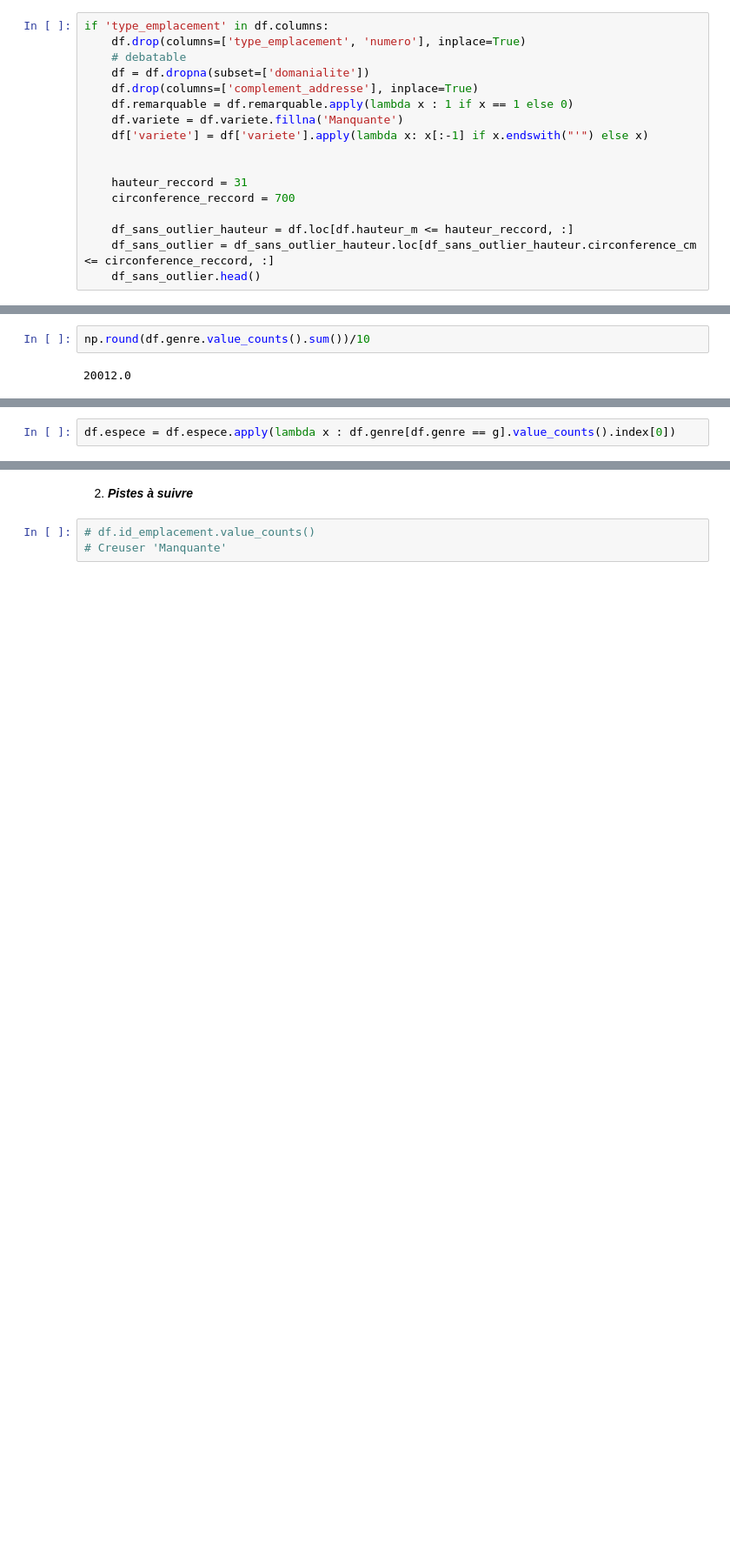
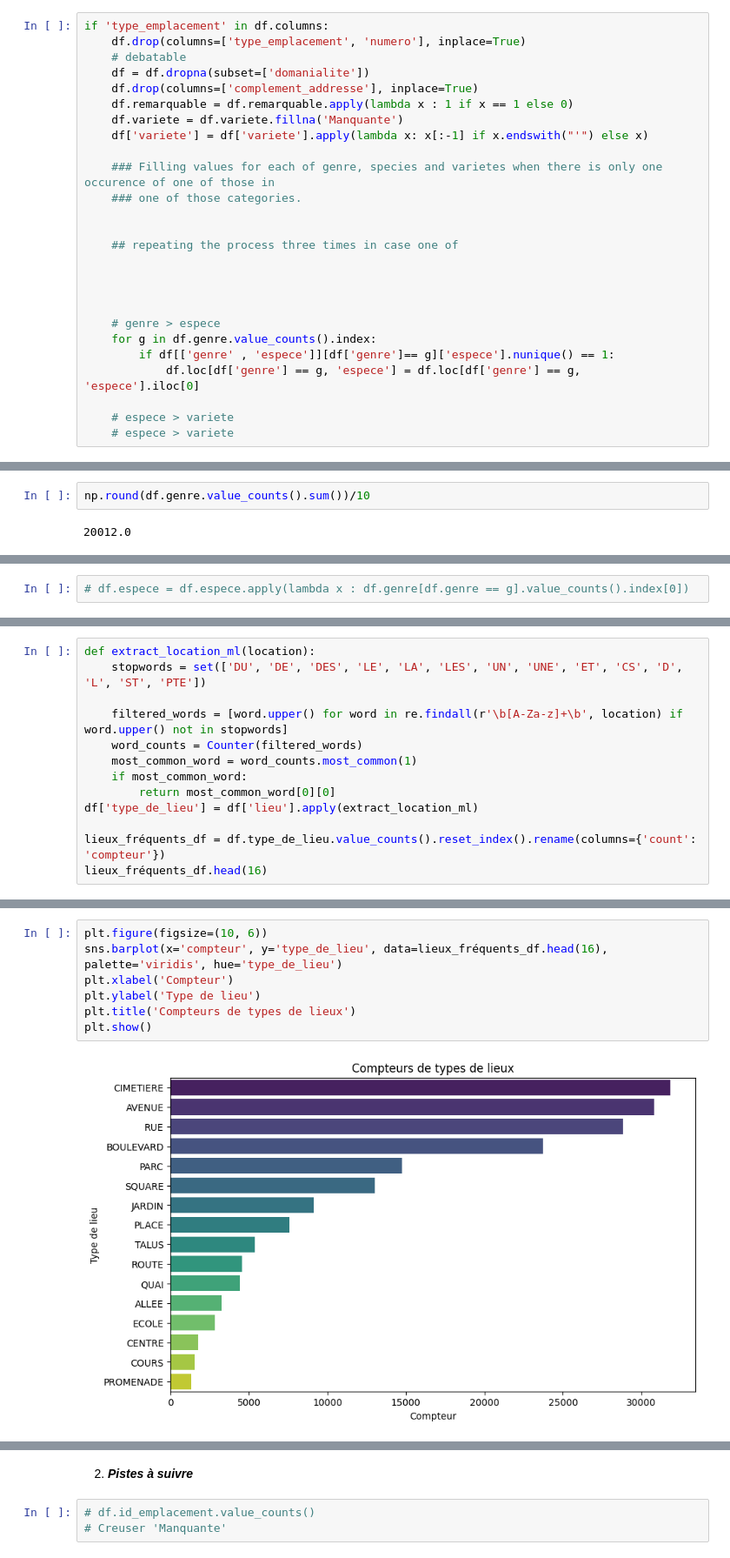
Before and after one commit to Antho-SJ/paris-trees, a Jupyter notebook: julien_notebook.ipynb, the cells around one changed output, grey strips where cells are left out. Shown: that part at 87% size. Saved outputs shown, nothing was run; the diff lists cells and outputs as text; blank space fills up the shorter version.

```diff
--- a/julien_notebook.ipynb
+++ b/julien_notebook.ipynb
@@ -22,10 +28,19 @@ if 'type_emplacement' in df.columns:
     df.variete = df.variete.fillna('Manquante')
     df['variete'] = df['variete'].apply(lambda x: x[:-1] if x.endswith("'") else x)
 
+    ### Filling values for each of genre, species and varietes when there is only one occurence of one of those in
+    ### one of those categories.
 
-    hauteur_reccord = 31
-    circonference_reccord = 700
 
-    df_sans_outlier_hauteur = df.loc[df.hauteur_m <= hauteur_reccord, :]
-    df_sans_outlier = df_sans_outlier_hauteur.loc[df_sans_outlier_hauteur.circonference_cm <= circonference_reccord, :]
-    df_sans_outlier.head()
+    ## repeating the process three times in case one of
+
+
+
+
+    # genre > espece
+    for g in df.genre.value_counts().index:
+        if df[['genre' , 'espece']][df['genre']== g]['espece'].nunique() == 1:
+            df.loc[df['genre'] == g, 'espece'] = df.loc[df['genre'] == g, 'espece'].iloc[0]
+
+    # espece > variete
+    # espece > variete
@@ -227,2 +252,2 @@ g
 # %%
-df.espece = df.espece.apply(lambda x : df.genre[df.genre == g].value_counts().index[0])
+# df.espece = df.espece.apply(lambda x : df.genre[df.genre == g].value_counts().index[0])
@@ -377,0 +270,13 @@ TypeError: unhashable type: 'Series'
+# %%
+def extract_location_ml(location):
+    stopwords = set(['DU', 'DE', 'DES', 'LE', 'LA', 'LES', 'UN', 'UNE', 'ET', 'CS', 'D', 'L', 'ST', 'PTE'])
+
+    filtered_words = [word.upper() for word in re.findall(r'\b[A-Za-z]+\b', location) if word.upper() not in stopwords]
+    word_counts = Counter(filtered_words)
+    most_common_word = word_counts.most_common(1)
+    if most_common_word:
+        return most_common_word[0][0]
+df['type_de_lieu'] = df['lieu'].apply(extract_location_ml)
+
+lieux_fréquents_df = df.type_de_lieu.value_counts().reset_index().rename(columns={'count': 'compteur'})
+lieux_fréquents_df.head(16)
@@ -377,0 +313,9 @@ TypeError: unhashable type: 'Series'
+# %%
+plt.figure(figsize=(10, 6))
+sns.barplot(x='compteur', y='type_de_lieu', data=lieux_fréquents_df.head(16), palette='viridis', hue='type_de_lieu')
+plt.xlabel('Compteur')
+plt.ylabel('Type de lieu')
+plt.title('Compteurs de types de lieux')
+plt.show()
+# %% [output]
+[figure, added]
```
Also changed, not shown: parts of 44 cells of this notebook, 1 other file.
